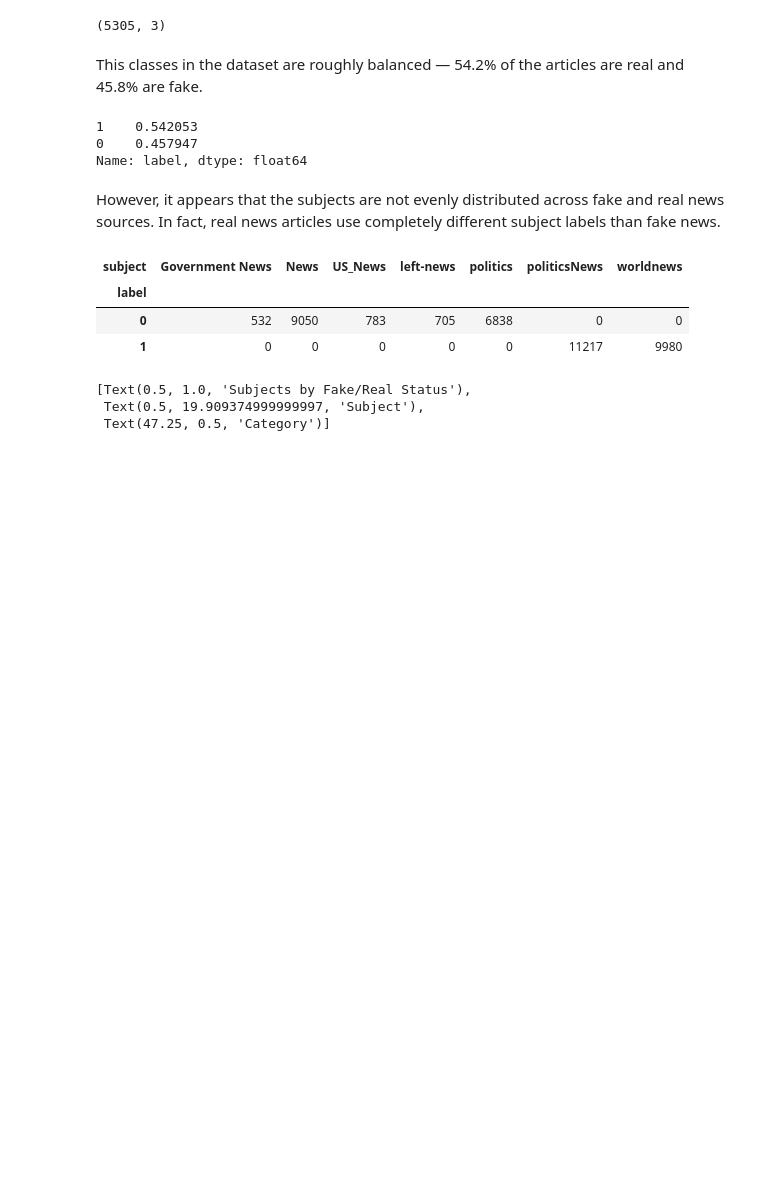
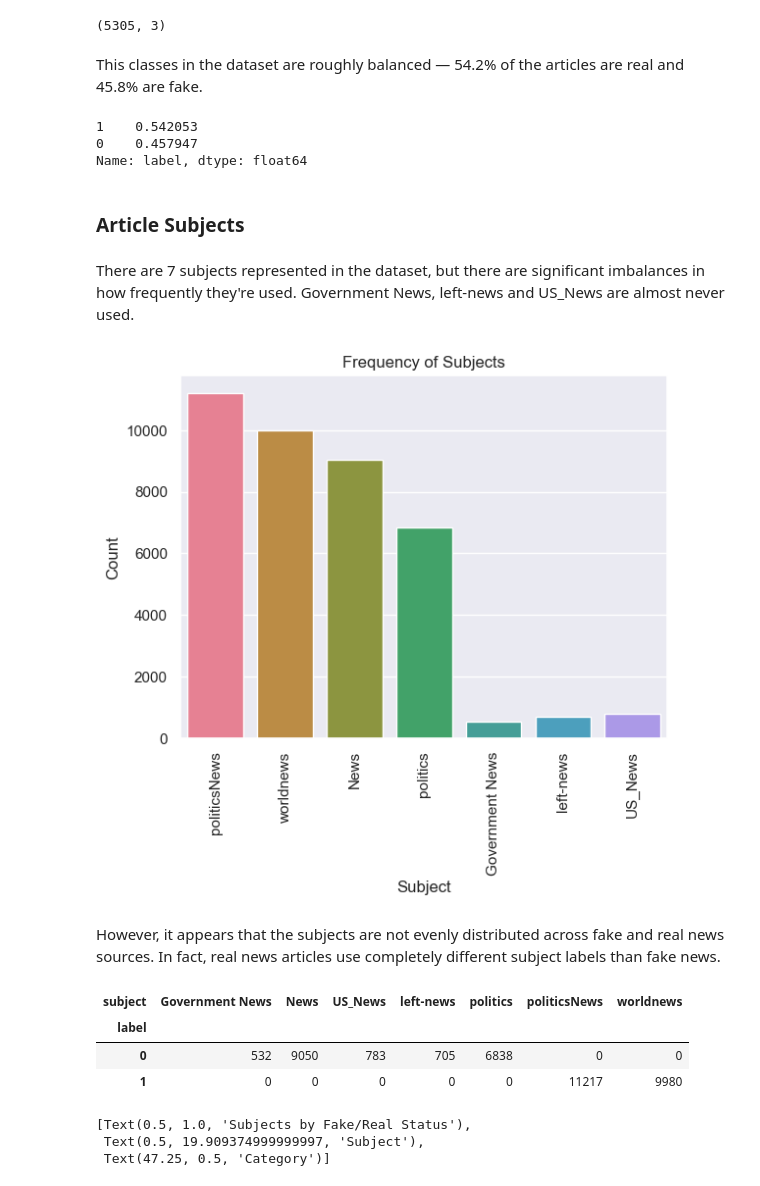
Before and after one commit to haleyej/SI_370_homework_6, a Jupyter notebook: homework_6.ipynb, the cells around one changed output. Cells and saved outputs as stored; diff of their text form; code cells hidden in the pictures; blank space fills up the shorter version.

```diff
--- a/homework_6.ipynb
+++ b/homework_6.ipynb
@@ -88,6 +88,17 @@ df.label.value_counts() / df.shape[0]
 1    0.542053
 0    0.457947
 Name: label, dtype: float64
+# %% [markdown]
+<h3>Article Subjects</h3>
+# %% [markdown]
+There are 7 subjects represented in the dataset, but there are significant imbalances in how frequently they're used. Government News, left-news and US_News are almost never used.
+# %%
+f = sns.countplot(x = 'subject', data = df, palette = sns.color_palette("husl", 8))
+f.set(title = 'Frequency of Subjects', xlabel = 'Subject', ylabel = 'Count')
+
+_ = plt.xticks(rotation = 90)
+# %% [output]
+[figure, added]
 # %% [markdown]
 However, it appears that the subjects are not evenly distributed across fake and real news sources. In fact, real news articles use completely different subject labels than fake news.
 # %%
```
Also changed, not shown: parts of 15 cells of this notebook.
